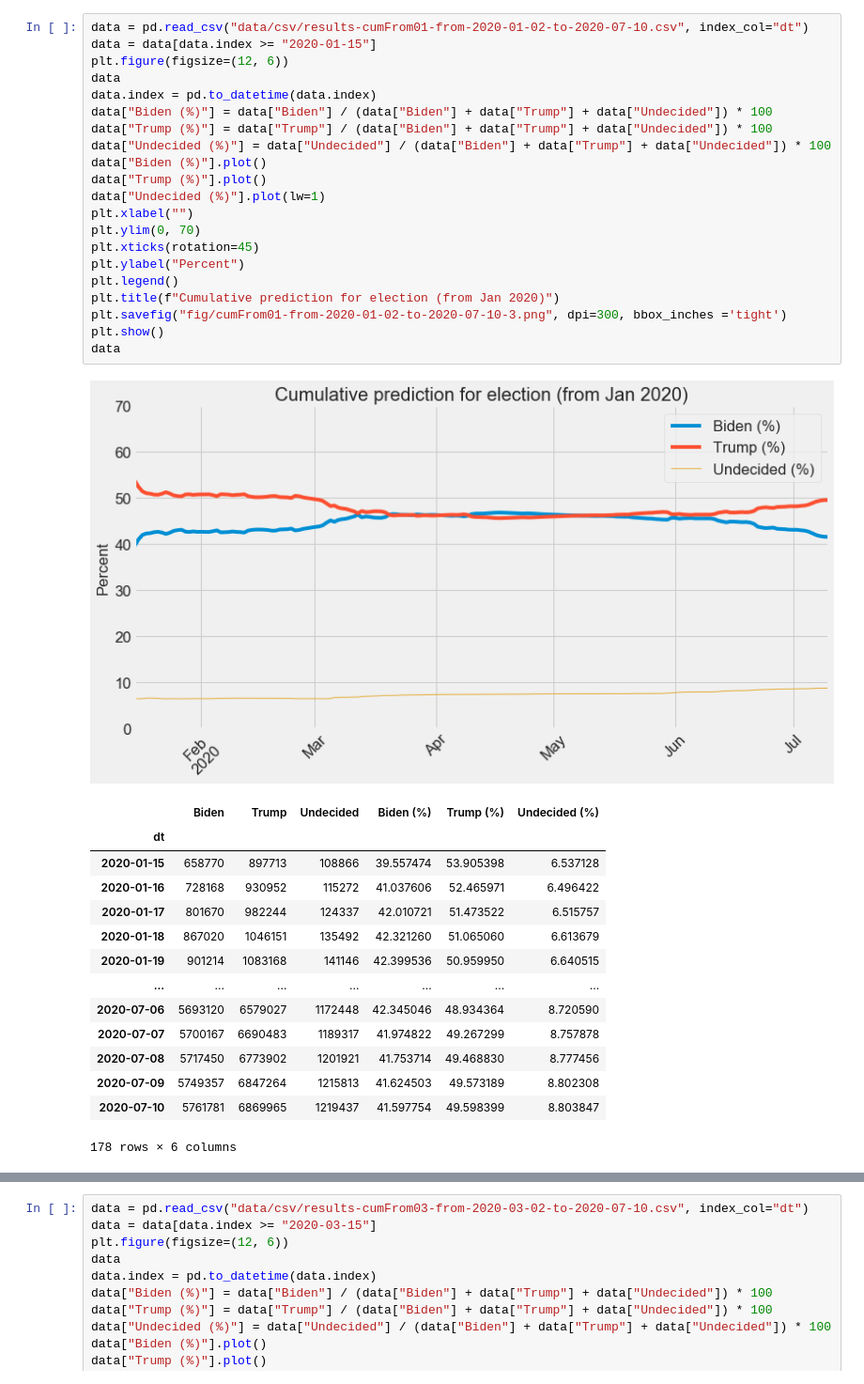
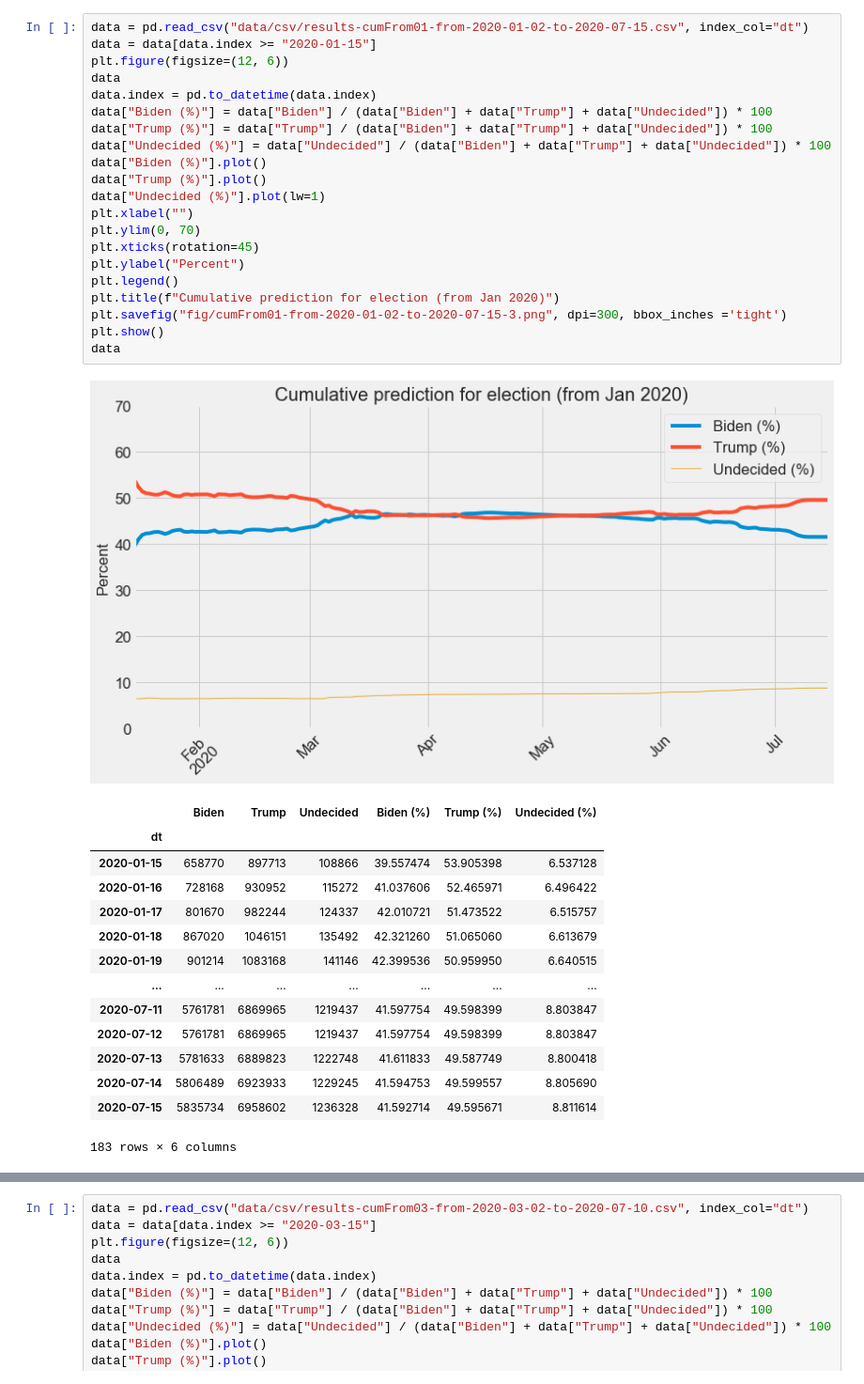
Before and after one commit to kayzhou/US_election, a Jupyter notebook: plots_paper.ipynb, the cells around one changed output, grey strips where cells are left out. Shown at 94% size. Cells and saved outputs as stored; diff of their text form.

```diff
--- a/plots_paper.ipynb
+++ b/plots_paper.ipynb
@@ -26,26 +25,26 @@ plt.show()
 # %%
-data = pd.read_csv("data/csv/results-cumFrom01-from-2020-01-02-to-2020-07-10.csv", index_col="dt")
+data = pd.read_csv("data/csv/results-cumFrom01-from-2020-01-02-to-2020-07-15.csv", index_col="dt")
 data = data[data.index >= "2020-01-15"]
 plt.figure(figsize=(12, 6))
 data
 data.index = pd.to_datetime(data.index)
 data["Biden (%)"] = data["Biden"] / (data["Biden"] + data["Trump"] + data["Undecided"]) * 100
 data["Trump (%)"] = data["Trump"] / (data["Biden"] + data["Trump"] + data["Undecided"]) * 100
 data["Undecided (%)"] = data["Undecided"] / (data["Biden"] + data["Trump"] + data["Undecided"]) * 100
 data["Biden (%)"].plot()
 data["Trump (%)"].plot()
 data["Undecided (%)"].plot(lw=1)
 plt.xlabel("")
 plt.ylim(0, 70)
 plt.xticks(rotation=45)
 plt.ylabel("Percent")
 plt.legend()
 plt.title(f"Cumulative prediction for election (from Jan 2020)")
-plt.savefig("fig/cumFrom01-from-2020-01-02-to-2020-07-10-3.png", dpi=300, bbox_inches ='tight')
+plt.savefig("fig/cumFrom01-from-2020-01-02-to-2020-07-15-3.png", dpi=300, bbox_inches ='tight')
 plt.show()
 data
 # %% [output]
-[figure, old version]
+[figure, new version]
 |  | Biden | Trump | Undecided | Biden (%) | Trump (%) | Undecided (%) |
 | dt |  |  |  |  |  |  |
 | 2020-01-15 | 658770 | 897713 | 108866 | 39.557474 | 53.905398 | 6.537128 |
@@ -54,10 +53,10 @@ data
 | 2020-01-18 | 867020 | 1046151 | 135492 | 42.321260 | 51.065060 | 6.613679 |
 | 2020-01-19 | 901214 | 1083168 | 141146 | 42.399536 | 50.959950 | 6.640515 |
 | ... | ... | ... | ... | ... | ... | ... |
-| 2020-07-06 | 5693120 | 6579027 | 1172448 | 42.345046 | 48.934364 | 8.720590 |
-| 2020-07-07 | 5700167 | 6690483 | 1189317 | 41.974822 | 49.267299 | 8.757878 |
-| 2020-07-08 | 5717450 | 6773902 | 1201921 | 41.753714 | 49.468830 | 8.777456 |
-| 2020-07-09 | 5749357 | 6847264 | 1215813 | 41.624503 | 49.573189 | 8.802308 |
-| 2020-07-10 | 5761781 | 6869965 | 1219437 | 41.597754 | 49.598399 | 8.803847 |
+| 2020-07-11 | 5761781 | 6869965 | 1219437 | 41.597754 | 49.598399 | 8.803847 |
+| 2020-07-12 | 5761781 | 6869965 | 1219437 | 41.597754 | 49.598399 | 8.803847 |
+| 2020-07-13 | 5781633 | 6889823 | 1222748 | 41.611833 | 49.587749 | 8.800418 |
+| 2020-07-14 | 5806489 | 6923933 | 1229245 | 41.594753 | 49.599557 | 8.805690 |
+| 2020-07-15 | 5835734 | 6958602 | 1236328 | 41.592714 | 49.595671 | 8.811614 |
-178 rows × 6 columns
+183 rows × 6 columns
 # %%
```
Also changed, not shown: parts of 3 cells of this notebook, 1 other file.
